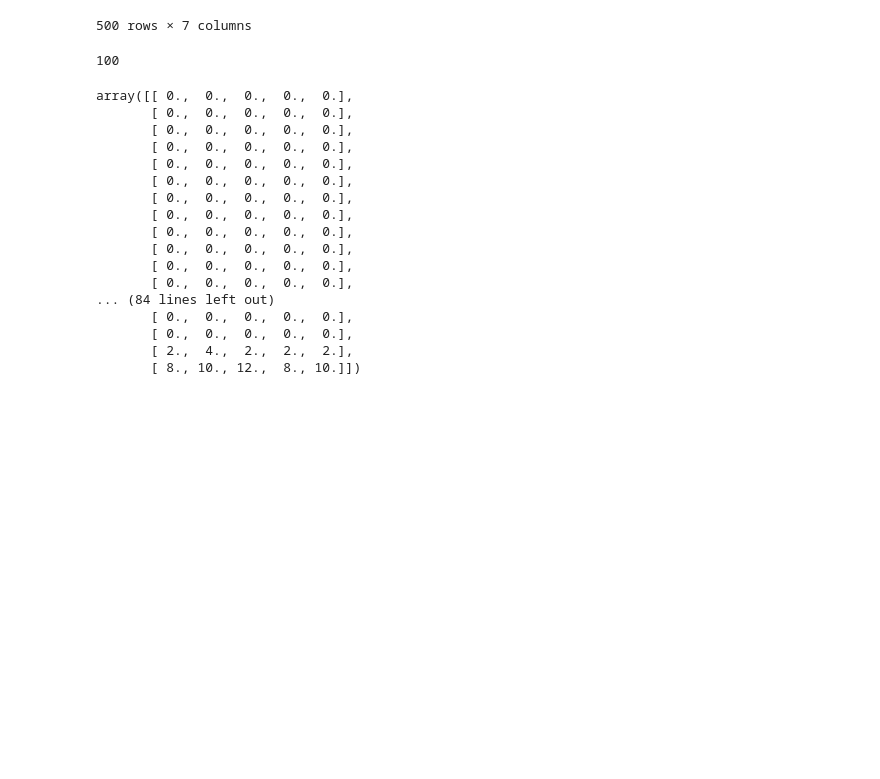
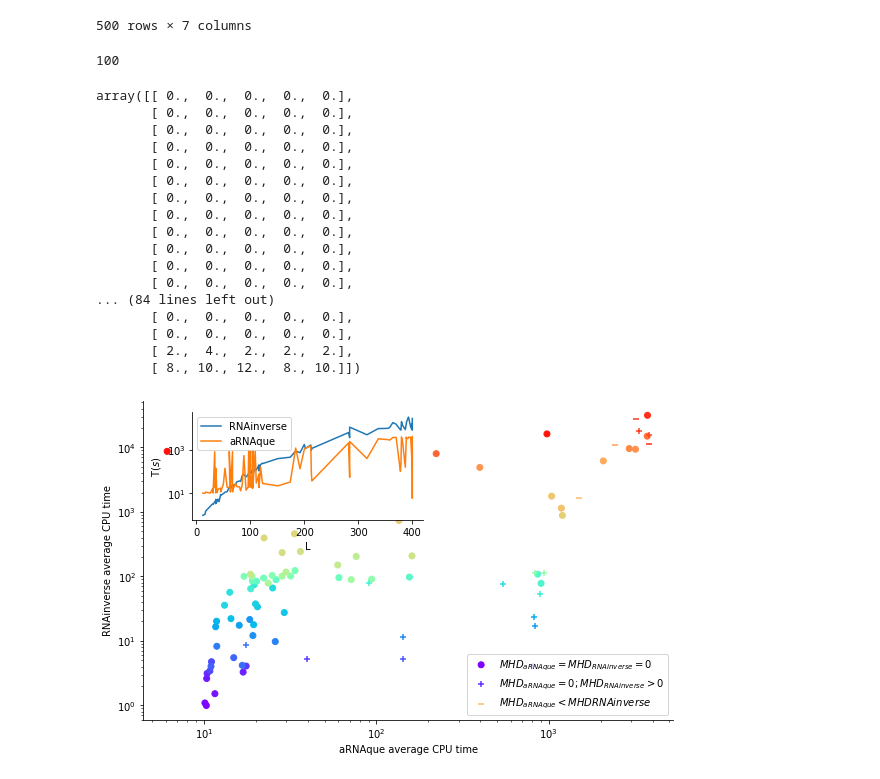
Before and after one commit to lemerleau/aRNAque, a Jupyter notebook: notebook/plots.ipynb, the cells around one changed output. Saved outputs shown, nothing was run; the diff lists cells and outputs as text; code cells hidden in the pictures; blank space fills up the shorter version.

Commit message:
commit on anonymousness and the plot

```diff
--- a/notebook/plots.ipynb
+++ b/notebook/plots.ipynb
@@ -318,3 +318,17 @@ array([[ 0.,  0.,  0.,  0.,  0.],
        [ 0.,  0.,  0.,  0.,  0.],
        [ 2.,  4.,  2.,  2.,  2.],
        [ 8., 10., 12.,  8., 10.]])
+# %%
+rnainverse_time = rnainverse_data['time'].values
+arnaque_time = list(np.median(rnaevol_times,axis=1))
+
+#insertion of the unfold target '97' of eterna because it was benchmarked after the rest.
+arnaque_time.insert(97,6.098567962646484)
+# %%
+dt = pd.DataFrame({
+    'aRNAque_time': arnaque_time,
+    'aRNAque_ham': np.median(rnaevol_ham,axis=1),
+    'rnainverse_time': rnainverse_time,
+    'rnainverse_ham': rnainverse_medham,
+    'Length' : eterna_data['length'].values
+})
@@ -320,0 +337,60 @@ array([[ 0.,  0.,  0.,  0.,  0.],
+# %%
+colors = cm.rainbow(np.linspace(0, 1, 100))
+figure = plt.figure(constrained_layout=True, figsize=(8,5))
+gs = figure.add_gridspec(nrows=1, ncols=1, left=0.05, right=0.48, wspace=0.05)
+
+ax = figure.add_subplot(gs[0,0])
+ax.spines["right"].set_visible(False)
+ax.spines["top"].set_visible(False)
+
+plt.xlabel("aRNAque average CPU time")
+plt.ylabel('RNAinverse average CPU time')
+plt.xscale('log')
+plt.yscale('log')
+
+dt1 = dt[dt['rnainverse_ham']==0]
+#plt.scatter(dt[dt['rnainverse_ham']==0]['aRNAque_time'],dt[dt['rnainverse_ham']==0]['rnainverse_time'],c=colors[dt[dt['rnainverse_ham']==0]['aRNAque_time'].index], marker='o')
+fig= plt.scatter(dt1[dt1['aRNAque_ham']==0]['aRNAque_time'],dt1[dt1['aRNAque_ham']==0]['rnainverse_time'],c=colors[dt1[dt1['aRNAque_ham']==0]['aRNAque_time'].index], marker='o', label=r'$MHD_{aRNAque} = MHD_{RNAinverse} = 0$')
+
+dt2 = dt[dt['aRNAque_ham']==0]
+fig2=plt.scatter(dt2[dt2['rnainverse_ham']>0]['aRNAque_time'],dt2[dt2['rnainverse_ham']>0]['rnainverse_time'],c=colors[dt2[dt2['rnainverse_ham']>0]['aRNAque_time'].index], marker='+', label=r'$MHD_{aRNAque} = 0; MHD_{RNAinverse}>0$')
+
+dt3 = dt[dt['aRNAque_ham']>dt['rnainverse_ham']]
+plt.scatter(dt3['aRNAque_time'],dt3['rnainverse_time'],c=colors[dt3['aRNAque_time'].index], marker='_', label=r'$MHD_{aRNAque}<MHD{RNAinverse}$')
+
+
+#plt.plot(rnainverse_data['time'], 'o-', label='RNAinverse')
+#ax2=ax.twinx()
+#plt.ylabel("rnaevol CPU time")
+
+#plt.scatter(dt['aRNAque_time'],dt['aRNAque_ham'],s=eterna_data['length'].values,marker='x',label='aRNAque')
+#cmap=mpl.cm.get_cmap('viridis', 100)
+#psm = ax.pcolormesh(data, cmap=cmap, rasterized=True, vmin=min(dt['Length'].values), vmax=(dt['Length'].values))
+#plt.colorbar(psm)
+"""
+cmap = plt.cm.viridis
+bounds = [-1, 2, 5, 7, 12, 15]
+ax2 = plt.axes([0.62, 0.76, 0.25, 0.2])
+norm = mpl.colors.BoundaryNorm(dt['Length'].values, cmap.N, extend='both')
+cb2 = mpl.colorbar.ColorbarBase(ax2,cmap=cmap,
+                                norm=norm,
+                                orientation='vertical')
+
+"""
+#plt.legend(bbox_to_anchor=(1., 1.0))
+plt.legend(loc='lower right')
+ax2 = plt.axes([0.16, 0.66, 0.4, 0.3])
+ax2.spines["right"].set_visible(False)
+ax2.spines["top"].set_visible(False)
+plt.yscale('log')
+ax2.plot(dt['Length'].values,dt['rnainverse_time'], label='RNAinverse')
+ax2.plot(dt['Length'].values,dt['aRNAque_time'], label='aRNAque')
+plt.ylabel(r'T($s$)')
+plt.xlabel('L')
+
+plt.legend()
+
+plt.savefig("../images/cpuvssuccess.pdf")
+plt.show()
+# %% [output]
+[figure, added]
```
Also changed, not shown: parts of 4 cells of this notebook, 6 other files.
